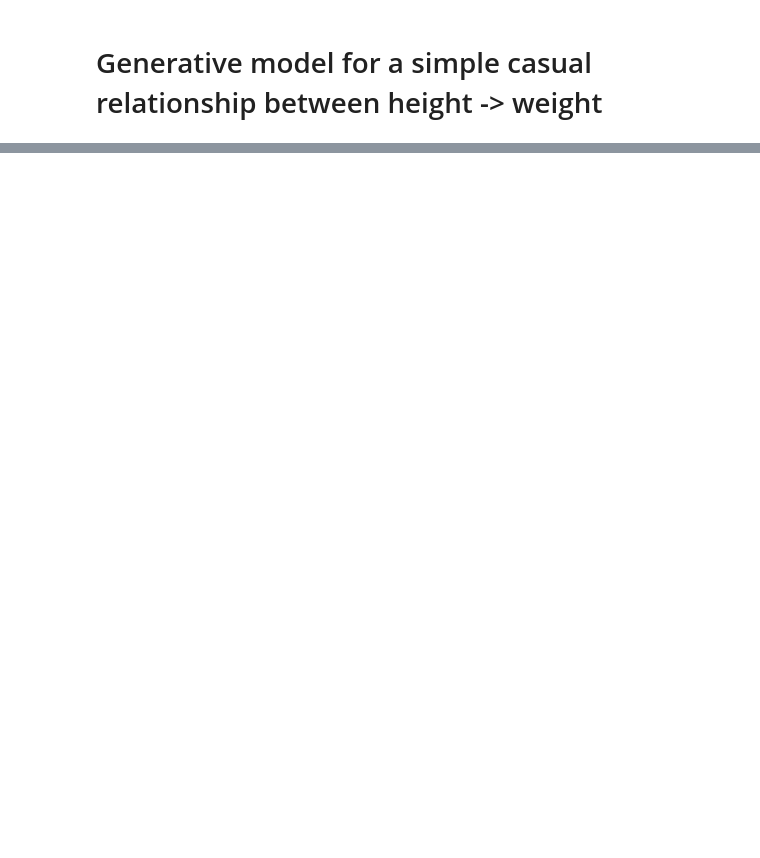
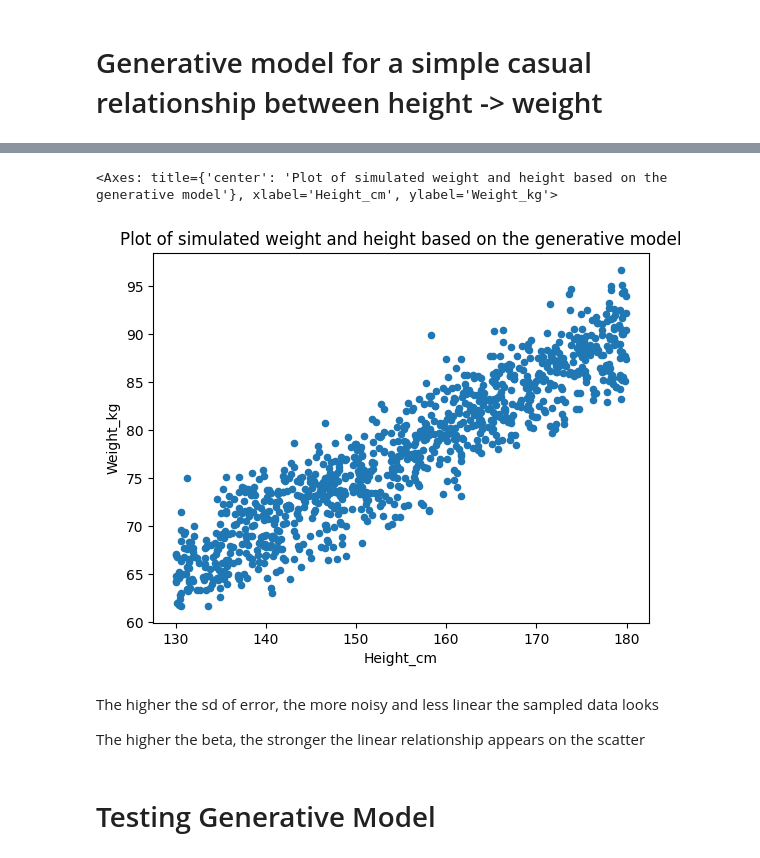
Before and after one commit to statistactics/stats-redo, a Jupyter notebook: Practice Exercises/Ex2_Geocentric Models.ipynb, the cells around one changed output, grey strips where cells are left out. Cells and saved outputs as stored; diff of their text form; code cells hidden in the pictures; blank space fills up the shorter version.

Commit message:
Finalized generative model

```diff
--- a/Practice Exercises/Ex2_Geocentric Models.ipynb
+++ b/Practice Exercises/Ex2_Geocentric Models.ipynb
@@ -9,19 +9,23 @@ from scipy.stats import beta
 # %%
 from scipy.stats import norm
 
-def sim_weight(Height, beta, sd):
+def sim_weight(num_Heights, beta, sd, low_bound_height = 130, high_bound_height = 180):
     """
     Simulates weight based on following inputs:
-        H: Height in centimetres
+        num_Heights: Number of heights to simulate in centimetres
         Beta: Proportion of height that contributes to weight (Estimand)
         sd: Standard deviation of the unobserved error
     """
-    error = norm.rvs(loc = 0, scale = sd, size = 1)
+    # Generate random floats between 130 (inclusive) and 180 (exclusive)
+    output_list = []
 
+    low_bound_height = low_bound_height
+    high_bound_height = high_bound_height
+    for i in range(num_Heights):
+        error = norm.rvs(loc = 0, scale = sd, size = 1)[0]
+        sampled_Height = np.random.uniform(low_bound_height, high_bound_height)
+        Weight = beta * sampled_Height + error
+        # Append pairs of weight and height to the output list
+        output_list.append([Weight, sampled_Height])
 
-    # Generate 10 random floats between 10 (inclusive) and 20 (exclusive)
-    low_bound_height = 130
-    high_bound_height = 180
-    samples_custom = np.random.uniform(low_bound_height, high_bound_height)
-    Weight = beta * Height + error
-    return Weight
+    return output_list
@@ -36,0 +32,4 @@ samples_custom
+# %%
+sim_output = sim_weight(num_Heights = 1000, beta = 0.5, sd = 3)
+sampled_df = pd.DataFrame(sim_output, columns = ['Weight_kg', 'Height_cm'])
+sampled_df
@@ -36,0 +50,11 @@ samples_custom
+# %%
+sampled_df.plot(x = 'Height_cm', y = 'Weight_kg', kind = 'scatter', title = "Plot of simulated weight and height based on the generative model")
+# %% [output]
+<Axes: title={'center': 'Plot of simulated weight and height based on the generative model'}, xlabel='Height_cm', ylabel='Weight_kg'>
+[figure, added]
+# %% [markdown]
+The higher the sd of error, the more noisy and less linear the sampled data looks
+
+The higher the beta, the stronger the linear relationship appears on the scatter
+# %% [markdown]
+# Testing Generative Model
```
Also changed, not shown: parts of 3 cells of this notebook.
